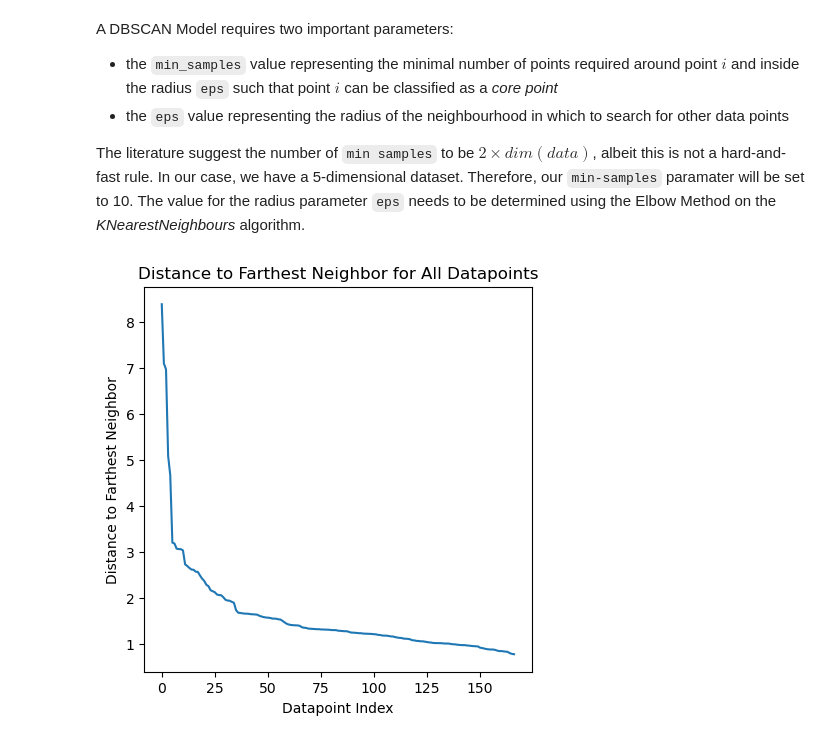
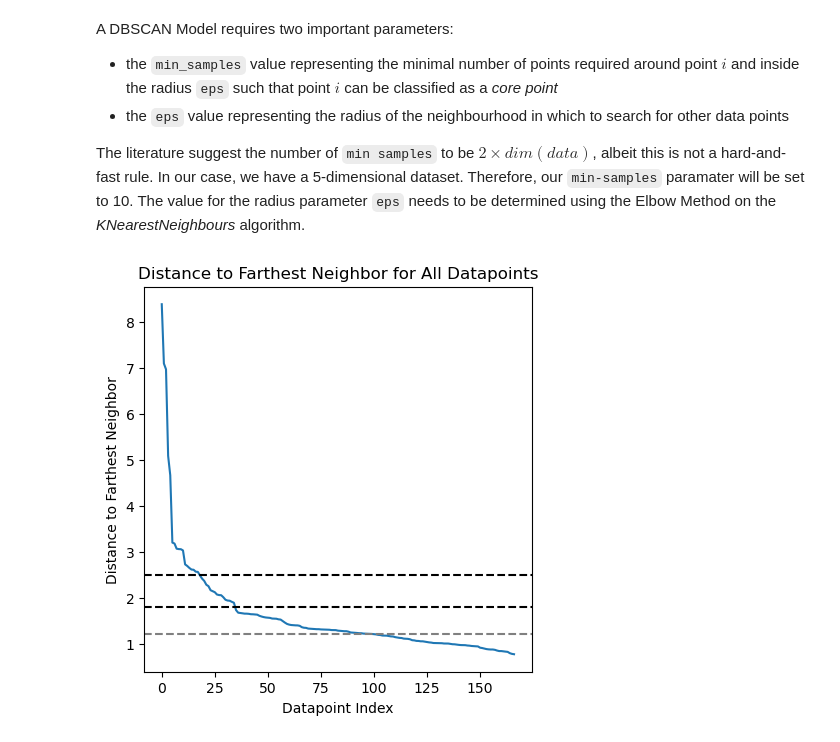
Before and after one commit to Gregoritsch3/ML_EDA_Clustering_AidAssessment, a Jupyter notebook: ML_EDA_Clustering_AidAssessment.ipynb, the cells around one changed output. Cells and saved outputs as stored; diff of their text form; code cells hidden in the pictures.

```diff
--- a/ML_EDA_Clustering_AidAssessment.ipynb
+++ b/ML_EDA_Clustering_AidAssessment.ipynb
@@ -471,12 +466,15 @@ distances, indices = y_neighbour.kneighbors(X)
 distances = np.sort(distances, axis=0, )
 distances = distances[:,9]
 # %%
-#Plotting inertia vs no. of cluster centroids
+#Plotting distance to farthest neighbor for all datapoints
 fig = plt.figure(figsize=(5,5))
 sns.lineplot(distances[::-1])
 plt.xlabel('Datapoint Index')
 plt.ylabel('Distance to Farthest Neighbor')
 plt.title("Distance to Farthest Neighbor for All Datapoints", fontsize=12)
+plt.axhline(1.21, color='gray', ls='--')
+plt.axhline(2.5, color='k', ls='--')
+plt.axhline(1.8, color='k', ls='--')
 plt.show()
 # %% [output]
-[figure, old version]
+[figure, new version]
```
Also changed, not shown: parts of 22 cells of this notebook, 2 other files.
